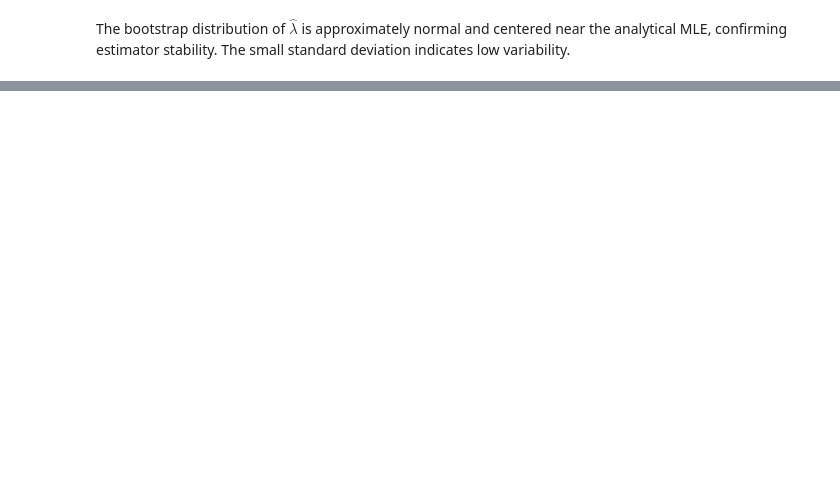
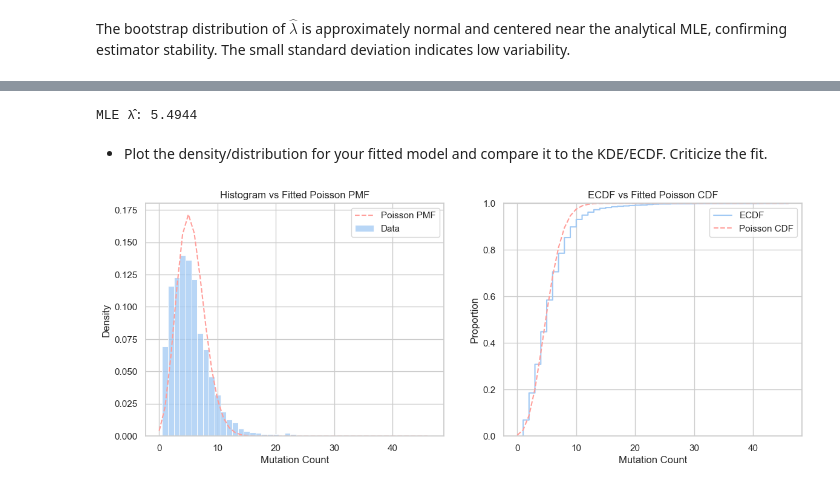
Before and after one commit to hooville101/DS_5030_Assignments, a Jupyter notebook: assignment_7.ipynb, the cells around one changed output, grey strips where cells are left out. Saved outputs shown, nothing was run; the diff lists cells and outputs as text; code cells hidden in the pictures; blank space fills up the shorter version.

```diff
--- a/assignment_7.ipynb
+++ b/assignment_7.ipynb
@@ -860,0 +893,29 @@ $$
+# %%
+lambda_hat = np.mean(y)
+print(f"MLE λ̂: {lambda_hat:.4f}")
+# %% [output]
+MLE λ̂: 5.4944
+# %% [markdown]
+- Plot the density/distribution for your fitted model and compare it to the KDE/ECDF. Criticize the fit.
+# %%
+grid = np.arange(0, y.max() + 1)
+pmf = sp.poisson.pmf(grid, mu=lambda_hat)
+cdf = sp.poisson.cdf(grid, mu=lambda_hat)
+
+fig, axes = plt.subplots(1, 2, figsize=(14, 5))
+
+# Histogram vs Poisson PMF
+sns.histplot(y, stat="density", bins=len(grid), discrete=True, ax=axes[0], label="Data")
+axes[0].plot(grid, pmf, "r--", label="Poisson PMF")
+axes[0].set_title("Histogram vs Fitted Poisson PMF")
+axes[0].legend()
+
+# ECDF vs Poisson CDF
+sns.ecdfplot(y, ax=axes[1], label="ECDF")
+axes[1].plot(grid, cdf, "r--", label="Poisson CDF")
+axes[1].set_title("ECDF vs Fitted Poisson CDF")
+axes[1].legend()
+
+plt.show()
+# %% [output]
+[figure, added]
```
Also changed, not shown: parts of 12 cells of this notebook.
